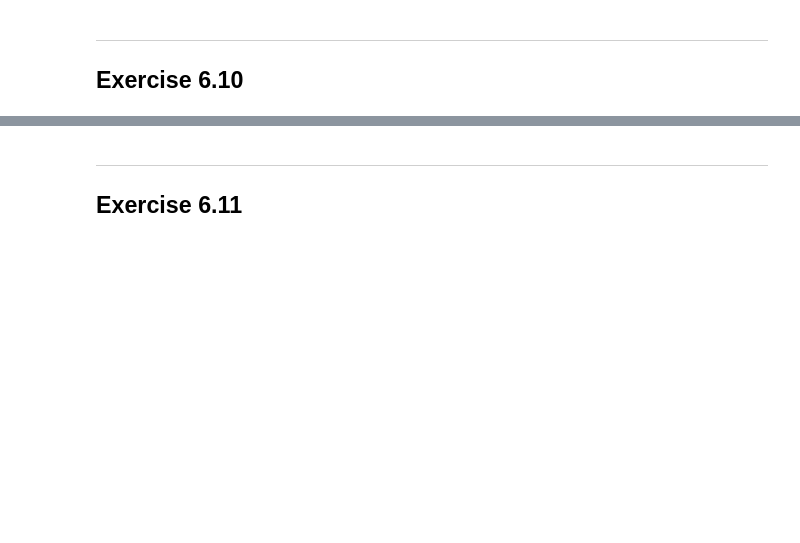
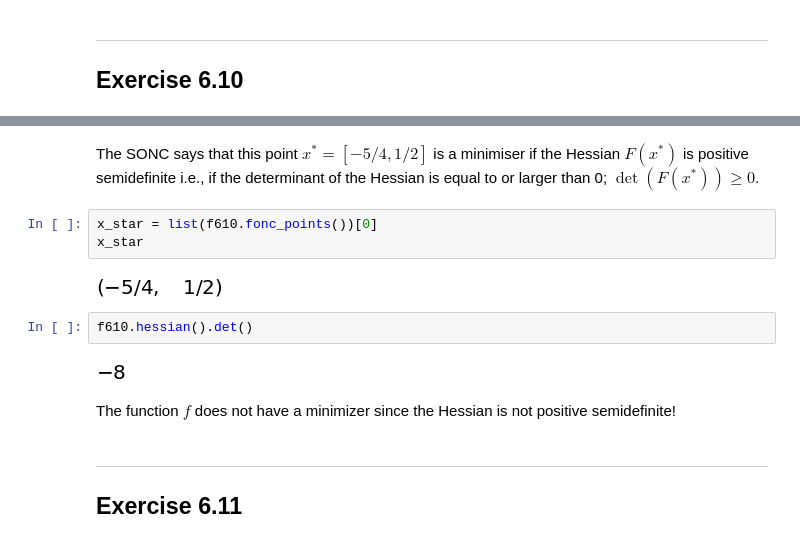
Before and after one commit to sheikhomar/opan, a Jupyter notebook: hw04.ipynb, the cells around one changed output, grey strips where cells are left out. Cells and saved outputs as stored; diff of their text form; blank space fills up the shorter version.

```diff
--- a/hw04.ipynb
+++ b/hw04.ipynb
@@ -276,3 +361,16 @@ The point where the gradient is zero is $x=[3/2, -1]$. Next we need to determine
+# %% [markdown]
+The SONC says that this point $x^{*} = [-5/4, 1/2]$ is a minimiser if the Hessian $F(x^{*})$ is positive semidefinite i.e., if the determinant of the  Hessian is equal to or larger than 0; $\det(F(x^{*})) \geq 0$.
+# %%
+x_star = list(f610.fonc_points())[0]
+x_star
+# %% [output]
+[figure, added]
+# %%
+f610.hessian().det()
+# %% [output]
+[figure, added]
+# %% [markdown]
+The function $f$ does not have a minimizer since the Hessian is not positive semidefinite!
 # %% [markdown]
 ---
 ## Exercise 6.11
```
Also changed, not shown: parts of 17 cells of this notebook, 1 other file.
